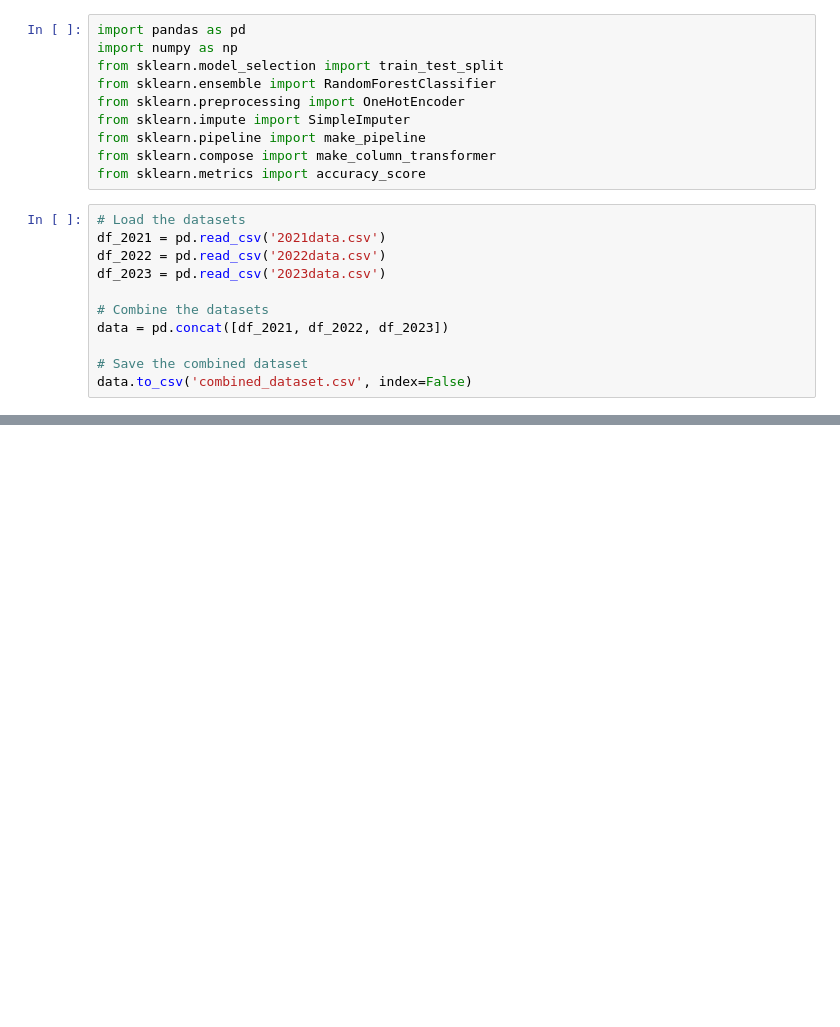
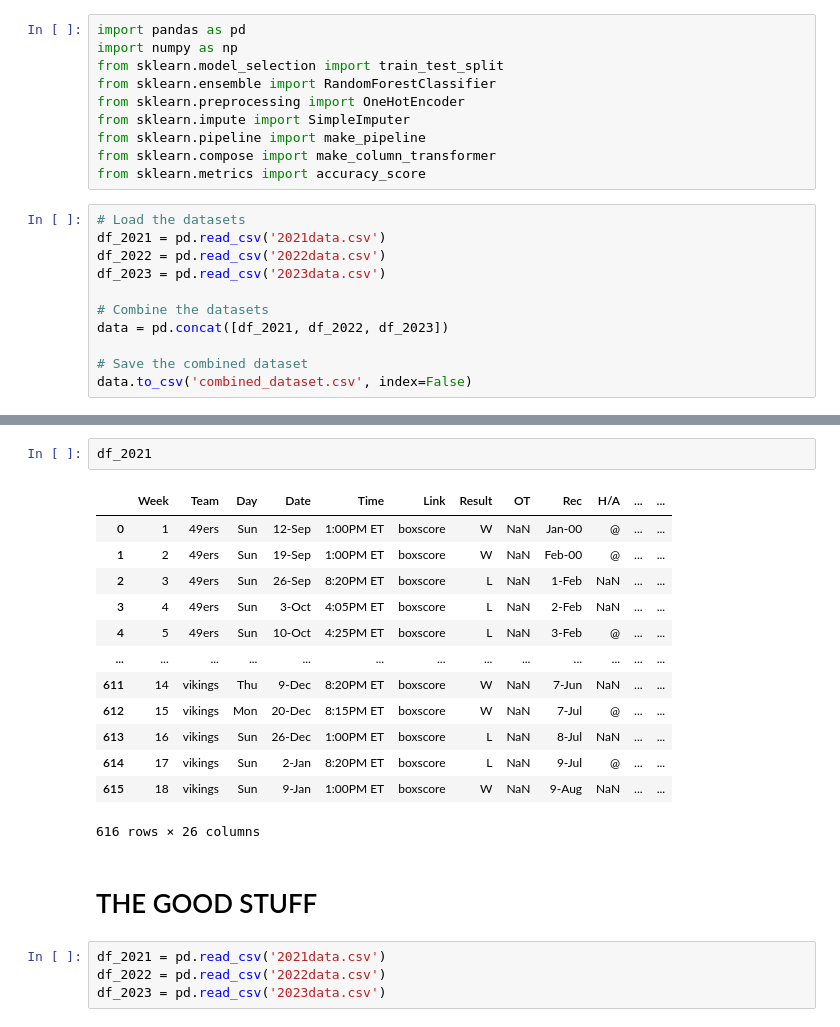
Before and after one commit to pawlow54/CMSE482, a Jupyter notebook: Developing.ipynb, the cells around one changed output, grey strips where cells are left out. Drawn from its saved outputs; the diff is of its cells as text; blank space fills up the shorter version.

Commit message:
added in agg data and a model

```diff
--- a/Developing.ipynb
+++ b/Developing.ipynb
@@ -100,0 +63,22 @@ Name: count, Length: 81, dtype: int64
+# %%
+df_2021
+# %% [output]
+|  | Week | Team | Day | Date | Time | Link | Result | OT | Rec | H/A | ... | ... |
+| 0 | 1 | 49ers | Sun | 12-Sep | 1:00PM ET | boxscore | W | NaN | Jan-00 | @ | ... | ... |
+| 1 | 2 | 49ers | Sun | 19-Sep | 1:00PM ET | boxscore | W | NaN | Feb-00 | @ | ... | ... |
+| 2 | 3 | 49ers | Sun | 26-Sep | 8:20PM ET | boxscore | L | NaN | 1-Feb | NaN | ... | ... |
+| 3 | 4 | 49ers | Sun | 3-Oct | 4:05PM ET | boxscore | L | NaN | 2-Feb | NaN | ... | ... |
+| 4 | 5 | 49ers | Sun | 10-Oct | 4:25PM ET | boxscore | L | NaN | 3-Feb | @ | ... | ... |
+| ... | ... | ... | ... | ... | ... | ... | ... | ... | ... | ... | ... | ... |
+| 611 | 14 | vikings | Thu | 9-Dec | 8:20PM ET | boxscore | W | NaN | 7-Jun | NaN | ... | ... |
+| 612 | 15 | vikings | Mon | 20-Dec | 8:15PM ET | boxscore | W | NaN | 7-Jul | @ | ... | ... |
+| 613 | 16 | vikings | Sun | 26-Dec | 1:00PM ET | boxscore | L | NaN | 8-Jul | NaN | ... | ... |
+| 614 | 17 | vikings | Sun | 2-Jan | 8:20PM ET | boxscore | L | NaN | 9-Jul | @ | ... | ... |
+| 615 | 18 | vikings | Sun | 9-Jan | 1:00PM ET | boxscore | W | NaN | 9-Aug | NaN | ... | ... |
+616 rows × 26 columns
+# %% [markdown]
+# THE GOOD STUFF
+# %%
+df_2021 = pd.read_csv('2021data.csv')
+df_2022 = pd.read_csv('2022data.csv')
+df_2023 = pd.read_csv('2023data.csv')
```
Also changed, not shown: parts of 27 cells of this notebook.
